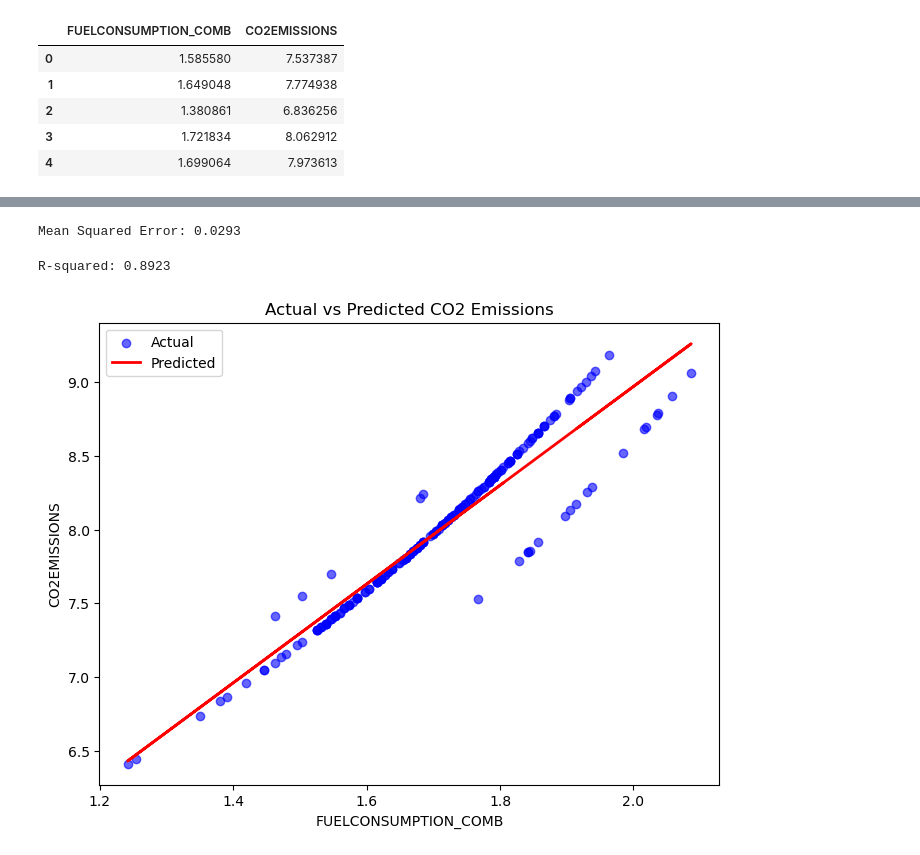
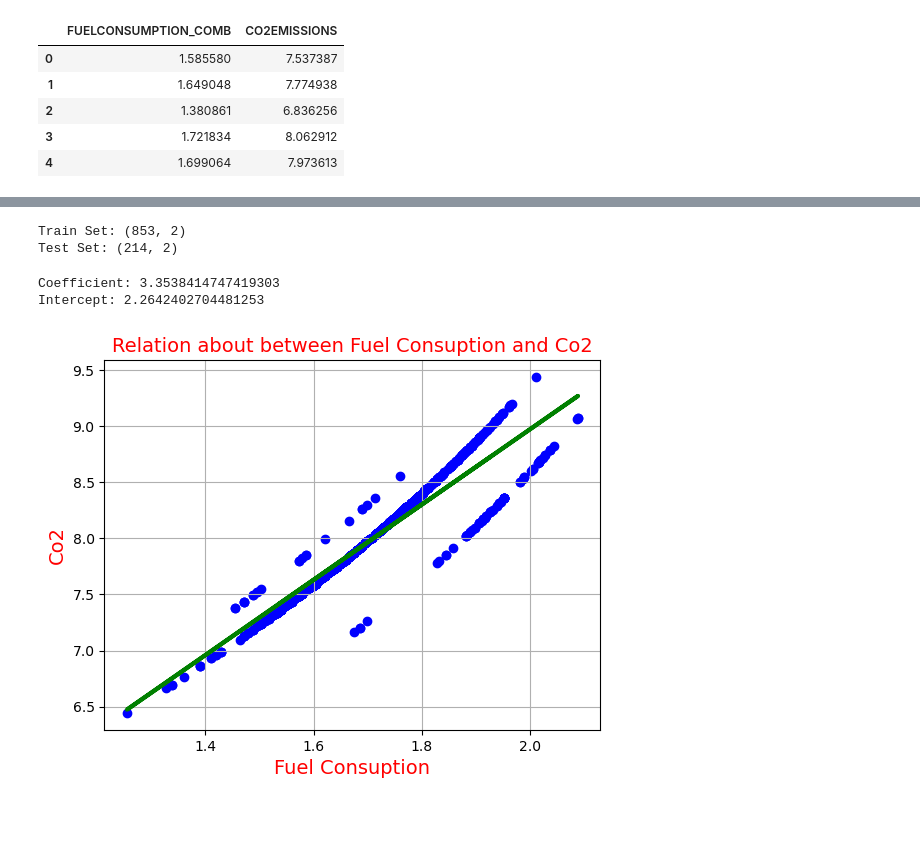
Before and after one commit to ipekgulsencelik/Python_Bootcamp, a Jupyter notebook: 04_Machine_Learning/01_Simple_Linear_Regression.ipynb, the cells around one changed output, grey strips where cells are left out. Cells and saved outputs as stored; diff of their text form; code cells hidden in the pictures; blank space fills up the shorter version.

Commit message:
regression

```diff
--- a/04_Machine_Learning/01_Simple_Linear_Regression.ipynb
+++ b/04_Machine_Learning/01_Simple_Linear_Regression.ipynb
@@ -384,37 +273,42 @@ Model Intercept: 2.2642
-# %%
-y_pred = regression.predict(df_test[['FUELCONSUMPTION_COMB']])
-mse = mean_squared_error(df_test['CO2EMISSIONS'], y_pred)
-print(f"Mean Squared Error: {mse:.4f}")
-# %% [output]
-Mean Squared Error: 0.0293
-# %%
-r2 = r2_score(df_test['CO2EMISSIONS'], y_pred)
-print(f"R-squared: {r2:.4f}")
-# %% [output]
-R-squared: 0.8923
-# %%
-plt.figure(figsize=(8, 6))
-
-plt.scatter(
-    df_test['FUELCONSUMPTION_COMB'],
-    df_test['CO2EMISSIONS'],
-    color='blue',
-    alpha=0.6,
-    label='Actual'
-)
-
-plt.plot(
-    df_test['FUELCONSUMPTION_COMB'],
-    y_pred,
-    color='red',
-    linewidth=2,
-    label='Predicted'
-)
-
-plt.xlabel('FUELCONSUMPTION_COMB')
-plt.ylabel('CO2EMISSIONS')
-plt.title('Actual vs Predicted CO2 Emissions')
-plt.legend()
-plt.show()
-# %% [output]
-[figure, removed]
+# %%
+df_train, df_test = train_test_split(df_selected, train_size=0.8, random_state=42)
+
+print(
+    f'Train Set: {df_train.shape}\n'
+    f'Test Set: {df_test.shape}'
+)
+# %% [output]
+Train Set: (853, 2)
+Test Set: (214, 2)
+# %%
+regression = LinearRegression(
+    fit_intercept=True,
+    copy_X=True,
+    n_jobs=-1
+)
+
+train_x = np.asarray(df_train[['FUELCONSUMPTION_COMB']])
+train_y = np.asarray(df_train[['CO2EMISSIONS']])
+
+regression.fit(train_x, train_y)
+
+coefficient = regression.coef_[0][0]
+intercept = regression.intercept_[0]
+
+print(
+    f'Coefficient: {coefficient}\n'
+    f'Intercept: {intercept}'
+)
+# %% [output]
+Coefficient: 3.3538414747419303
+Intercept: 2.2642402704481253
+# %%
+plt.scatter(df_train['FUELCONSUMPTION_COMB'], df_train['CO2EMISSIONS'], color='blue')
+plt.plot(train_x, coefficient * train_x + intercept, c='green', lw=3)
+plt.title(label='Relation about between Fuel Consuption and Co2', color='red', fontsize=14)
+plt.xlabel(xlabel='Fuel Consuption', color='red', fontsize=14)
+plt.ylabel(ylabel='Co2', color='red', fontsize=14)
+plt.grid()
+plt.show()
+# %% [output]
+[figure, added]
```
Also changed, not shown: parts of 7 cells of this notebook, 3 other files.
